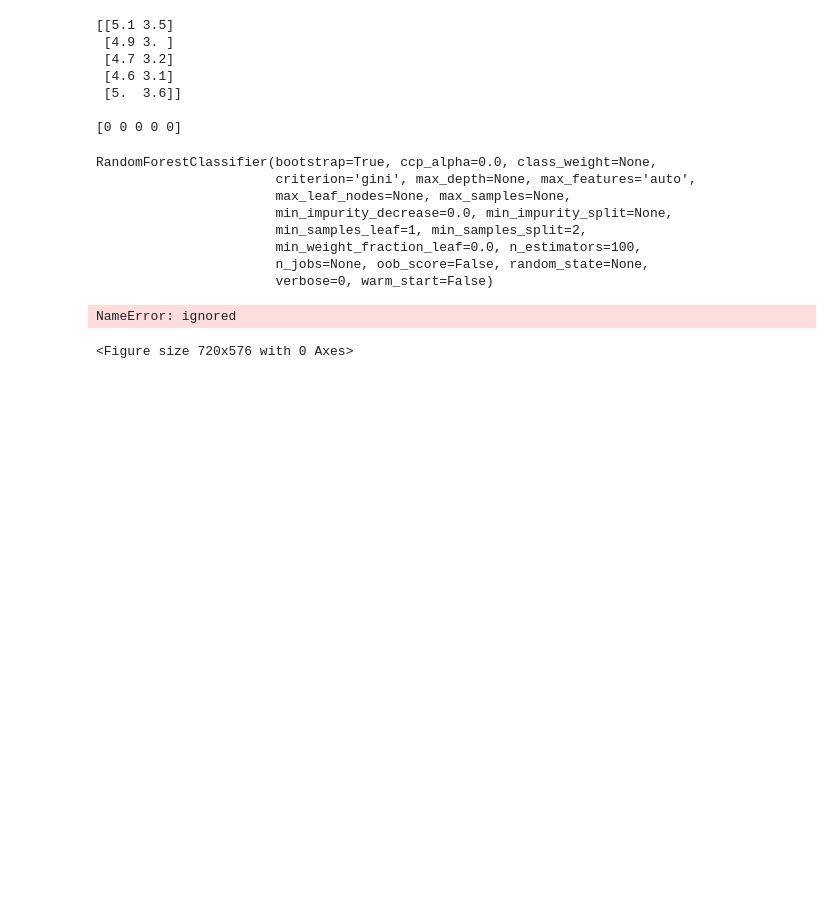
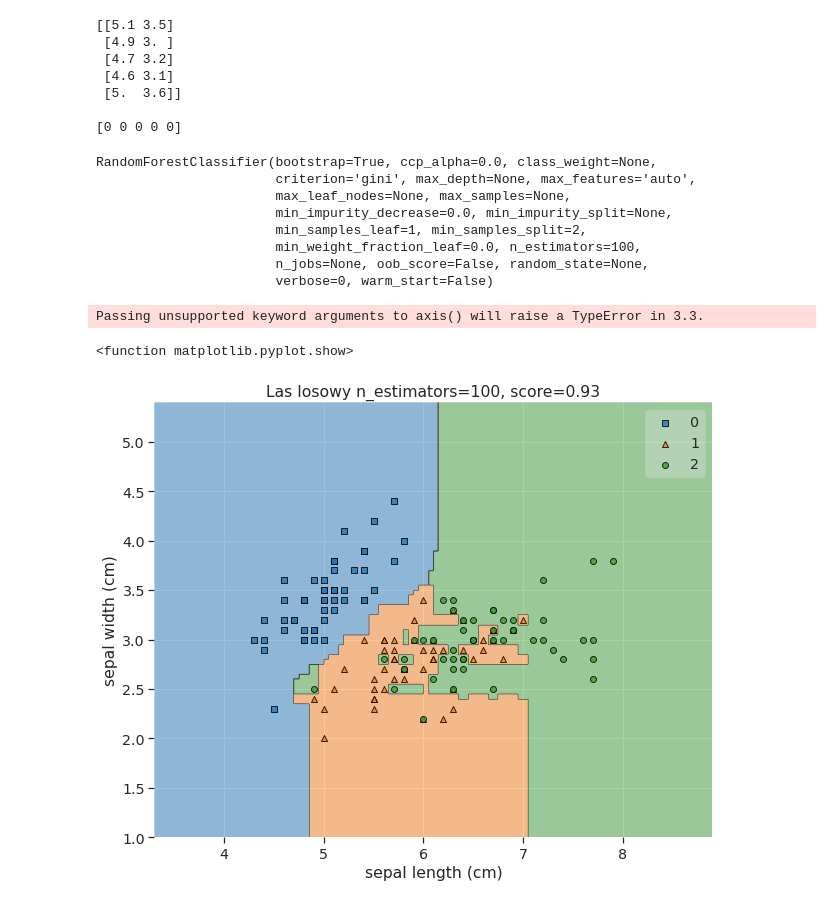
Before and after one commit to Maro94/175IC-machine-learning, a Jupyter notebook: lab5.ipynb, the cells around one changed output. Cells and saved outputs as stored; diff of their text form; code cells hidden in the pictures; blank space fills up the shorter version.

```diff
--- a/lab5.ipynb
+++ b/lab5.ipynb
@@ -48,18 +48,19 @@ RandomForestClassifier(bootstrap=True, ccp_alpha=0.0, class_weight=None,
 # %%
 from sklearn.ensemble import RandomForestClassifier
 
 from mlxtend.plotting import plot_decision_regions
-classfier=RandomForestClassifier(n_estimators=100)
-classfier.fit(data,target)
+classifier=RandomForestClassifier(n_estimators=100)
+classifier.fit(data,target)
 plt.figure(figsize=(10,8))
 plot_decision_regions(data, target, classifier)
 plt.xlabel(feature_names[0])
 plt.ylabel(feature_names[1])
 plt.title(f'Las losowy n_estimators=100, score={np.round(classifier.score(data, target),2)}')
 plt.show
 # %% [output]
-NameError: ignored
+Passing unsupported keyword arguments to axis() will raise a TypeError in 3.3.
-<Figure size 720x576 with 0 Axes>
+<function matplotlib.pyplot.show>
+[figure, added]
 # %%
 from sklearn.datasets import load_iris
 raw_data=load_iris()
```
Also changed, not shown: parts of 3 cells of this notebook.
